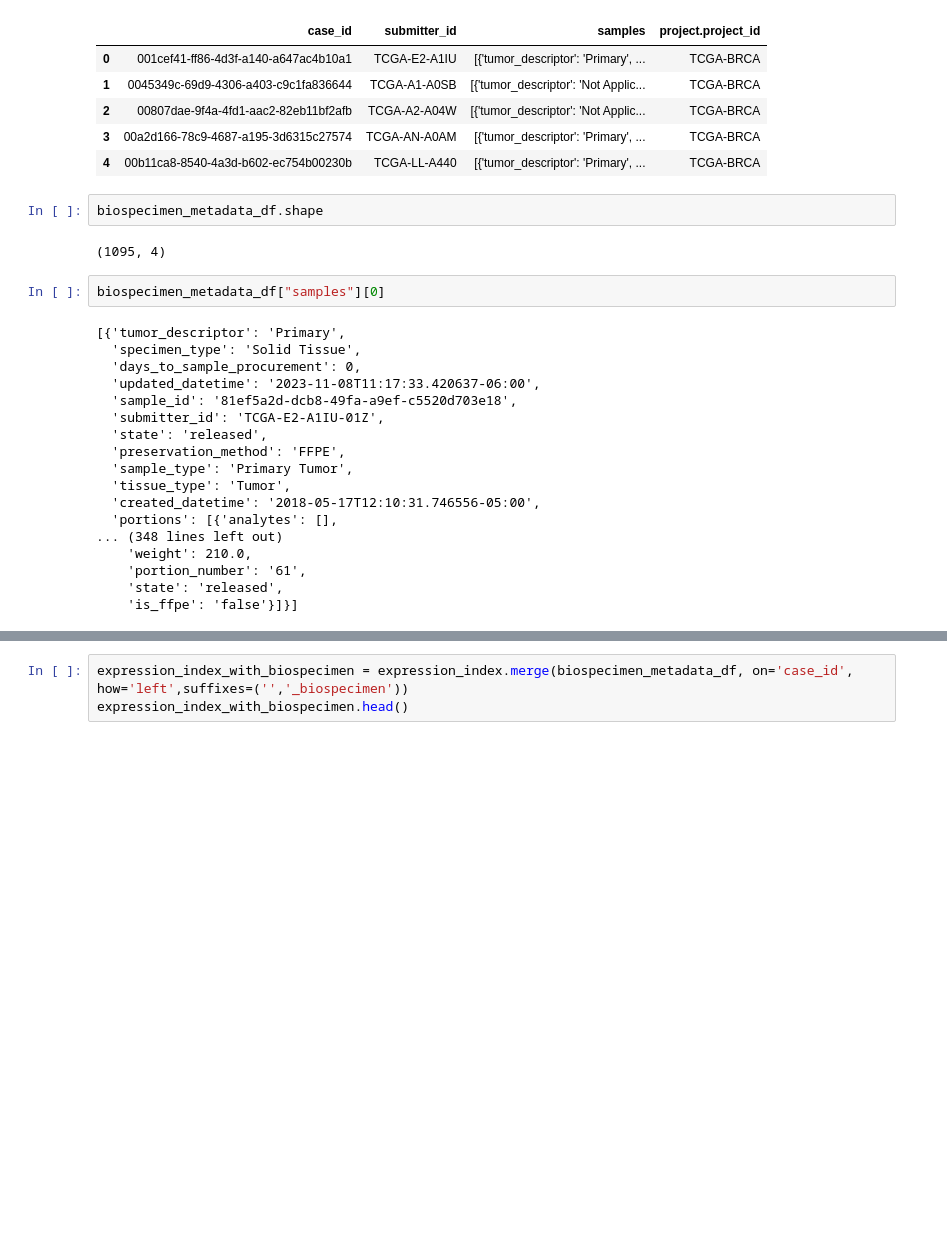
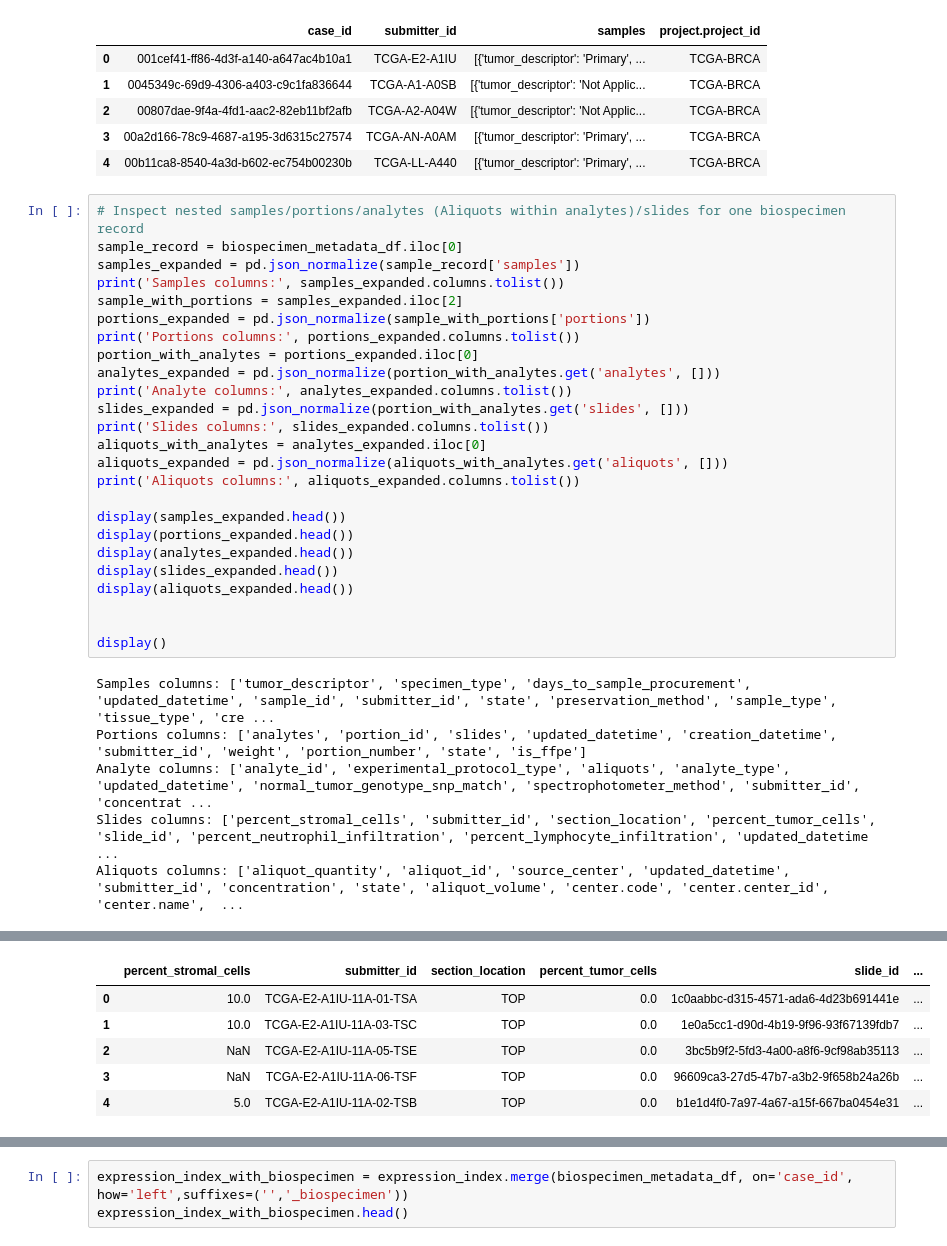
Before and after one commit to sarthak-arora1997/tcga-brca-multiomics-subtyping, a Jupyter notebook: notebooks/01_download_and_organize_data.ipynb, the cells around one changed output, grey strips where cells are left out. Cells and saved outputs as stored; diff of their text form; blank space fills up the shorter version.

Commit message:
taking a deep dive into the nested json structure of the biospecimen supplement file to see samples/portions/analytes (Aliquots within analytes)/slides for a single row

```diff
--- a/notebooks/01_download_and_organize_data.ipynb
+++ b/notebooks/01_download_and_organize_data.ipynb
@@ -151,27 +151,34 @@ Biospecimen metadata rows: 1095; columns: 4
 | 2 | 00807dae-9f4a-4fd1-aac2-82eb11bf2afb | TCGA-A2-A04W | [{'tumor_descriptor': 'Not Applic... | TCGA-BRCA |
 | 3 | 00a2d166-78c9-4687-a195-3d6315c27574 | TCGA-AN-A0AM | [{'tumor_descriptor': 'Primary', ... | TCGA-BRCA |
 | 4 | 00b11ca8-8540-4a3d-b602-ec754b00230b | TCGA-LL-A440 | [{'tumor_descriptor': 'Primary', ... | TCGA-BRCA |
-# %%
-biospecimen_metadata_df.shape
-# %% [output]
-(1095, 4)
-# %%
-biospecimen_metadata_df["samples"][0]
-# %% [output]
-[{'tumor_descriptor': 'Primary',
-  'specimen_type': 'Solid Tissue',
-  'days_to_sample_procurement': 0,
-  'updated_datetime': '2023-11-08T11:17:33.420637-06:00',
-  'sample_id': '81ef5a2d-dcb8-49fa-a9ef-c5520d703e18',
-  'submitter_id': 'TCGA-E2-A1IU-01Z',
-  'state': 'released',
-  'preservation_method': 'FFPE',
-  'sample_type': 'Primary Tumor',
-  'tissue_type': 'Tumor',
-  'created_datetime': '2018-05-17T12:10:31.746556-05:00',
-  'portions': [{'analytes': [],
-... (348 lines left out)
-    'weight': 210.0,
-    'portion_number': '61',
-    'state': 'released',
-    'is_ffpe': 'false'}]}]
+# %%
+# Inspect nested samples/portions/analytes (Aliquots within analytes)/slides for one biospecimen record
+sample_record = biospecimen_metadata_df.iloc[0]
+samples_expanded = pd.json_normalize(sample_record['samples'])
+print('Samples columns:', samples_expanded.columns.tolist())
+sample_with_portions = samples_expanded.iloc[2]
+portions_expanded = pd.json_normalize(sample_with_portions['portions'])
+print('Portions columns:', portions_expanded.columns.tolist())
+portion_with_analytes = portions_expanded.iloc[0]
+analytes_expanded = pd.json_normalize(portion_with_analytes.get('analytes', []))
+print('Analyte columns:', analytes_expanded.columns.tolist())
+slides_expanded = pd.json_normalize(portion_with_analytes.get('slides', []))
+print('Slides columns:', slides_expanded.columns.tolist())
+aliquots_with_analytes = analytes_expanded.iloc[0]
+aliquots_expanded = pd.json_normalize(aliquots_with_analytes.get('aliquots', []))
+print('Aliquots columns:', aliquots_expanded.columns.tolist())
+
+display(samples_expanded.head())
+display(portions_expanded.head())
+display(analytes_expanded.head())
+display(slides_expanded.head())
+display(aliquots_expanded.head())
+
+
+display()
+# %% [output]
+Samples columns: ['tumor_descriptor', 'specimen_type', 'days_to_sample_procurement', 'updated_datetime', 'sample_id', 'submitter_id', 'state', 'preservation_method', 'sample_type', 'tissue_type', 'cre ...
+Portions columns: ['analytes', 'portion_id', 'slides', 'updated_datetime', 'creation_datetime', 'submitter_id', 'weight', 'portion_number', 'state', 'is_ffpe']
+Analyte columns: ['analyte_id', 'experimental_protocol_type', 'aliquots', 'analyte_type', 'updated_datetime', 'normal_tumor_genotype_snp_match', 'spectrophotometer_method', 'submitter_id', 'concentrat ...
+Slides columns: ['percent_stromal_cells', 'submitter_id', 'section_location', 'percent_tumor_cells', 'slide_id', 'percent_neutrophil_infiltration', 'percent_lymphocyte_infiltration', 'updated_datetime ...
+Aliquots columns: ['aliquot_quantity', 'aliquot_id', 'source_center', 'updated_datetime', 'submitter_id', 'concentration', 'state', 'aliquot_volume', 'center.code', 'center.center_id', 'center.name',  ...
@@ -177,0 +194,6 @@ biospecimen_metadata_df["samples"][0]
+|  | percent_stromal_cells | submitter_id | section_location | percent_tumor_cells | slide_id | ... |
+| 0 | 10.0 | TCGA-E2-A1IU-11A-01-TSA | TOP | 0.0 | 1c0aabbc-d315-4571-ada6-4d23b691441e | ... |
+| 1 | 10.0 | TCGA-E2-A1IU-11A-03-TSC | TOP | 0.0 | 1e0a5cc1-d90d-4b19-9f96-93f67139fdb7 | ... |
+| 2 | NaN | TCGA-E2-A1IU-11A-05-TSE | TOP | 0.0 | 3bc5b9f2-5fd3-4a00-a8f6-9cf98ab35113 | ... |
+| 3 | NaN | TCGA-E2-A1IU-11A-06-TSF | TOP | 0.0 | 96609ca3-27d5-47b7-a3b2-9f658b24a26b | ... |
+| 4 | 5.0 | TCGA-E2-A1IU-11A-02-TSB | TOP | 0.0 | b1e1d4f0-7a97-4a67-a15f-667ba0454e31 | ... |
```
Also changed, not shown: parts of 1 cell of this notebook.
